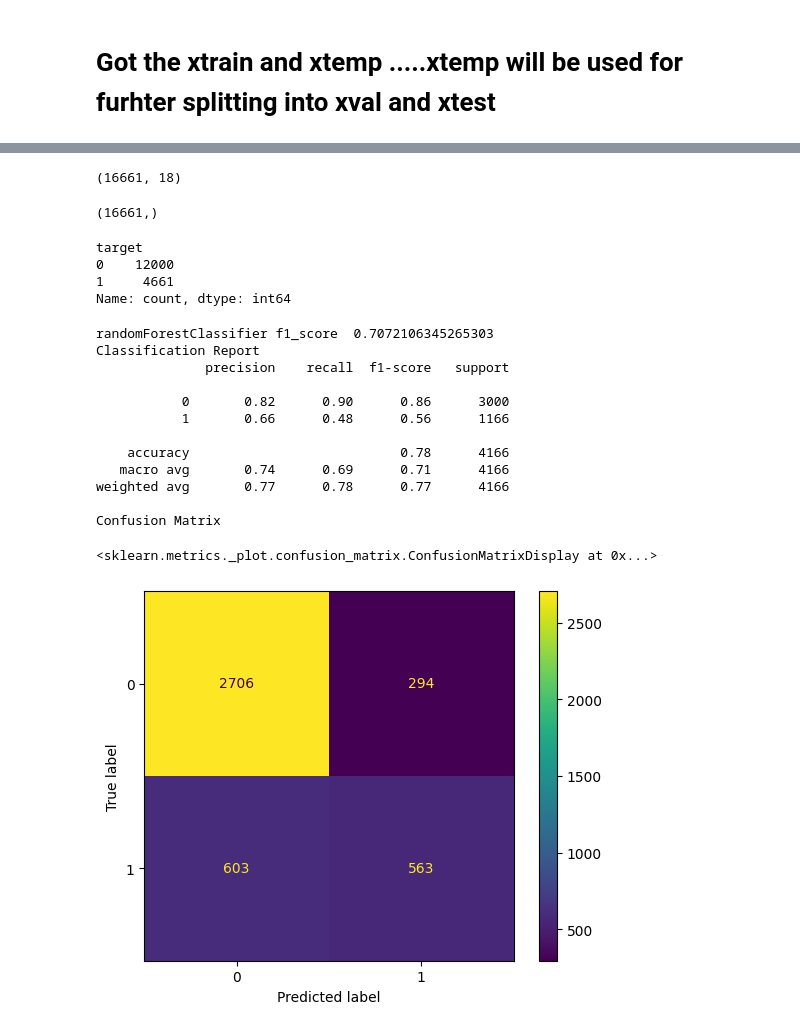
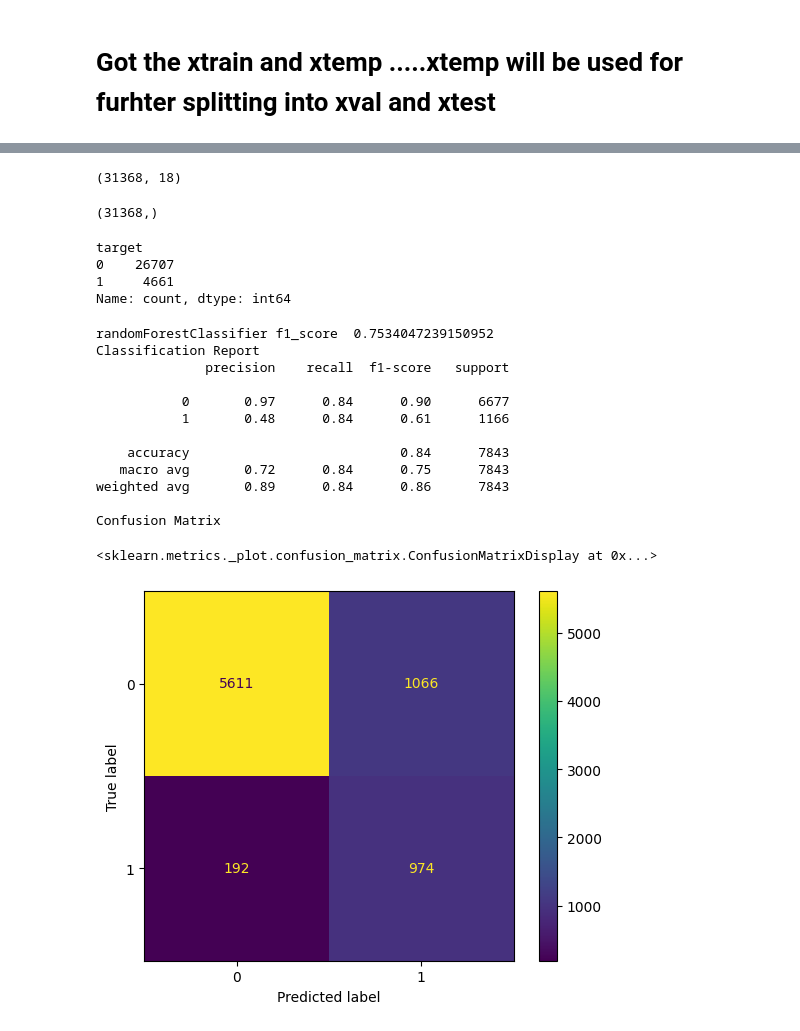
Before and after one commit to linisha04/Predict-the-Success-of-Bank-telemarketing, a Jupyter notebook: liniiiii.ipynb, the cells around one changed output, grey strips where cells are left out. Saved outputs shown, nothing was run; the diff lists cells and outputs as text; code cells hidden in the pictures.

```diff
--- a/liniiiii.ipynb
+++ b/liniiiii.ipynb
@@ -848,11 +848,14 @@ from sklearn.compose import ColumnTransformer
 from sklearn.preprocessing import StandardScaler , OneHotEncoder  , LabelEncoder, RobustScaler , OrdinalEncoder
 # 'age','pdays','balance','duration'
 
+
 col_transformer=ColumnTransformer(transformers=[
 
-    ('numerical_cols' , RobustScaler(),['previous','campaign','age','pdays','balance']),
-    ('categorical_cols' , OneHotEncoder(handle_unknown='ignore',sparse_output=False),['job','marital','poutcome','day','month','education' , 'Age_Category']),
-    # ('label_cols', OrdinalEncoder(),['education' , 'Age_Category'])
+    ('numerical_cols' , RobustScaler(),['age','balance','campaign','previous', 'duration']),
+    ('categorical_cols' , OneHotEncoder(handle_unknown='ignore',sparse_output=False),['job','marital','poutcome','education','Age_Category' ,'day','month','Age_Category','education']),
+#     ('label_cols', OrdinalEncoder(),['education' , 'Age_Category'])
+
+
 ])
 # %%
 train
@@ -895,22 +898,25 @@ corr.style.background_gradient(cmap='coolwarm')
 # Converted the (0,1) ===> (no,yes)
 # chose the features
 # %%
-train_yes=train[train['target']=='no'].sample(15000 , random_state=42)
-train_no=train[train['target']=='yes']
+# train_yes=train[train['target']=='no'].sample(15000 , random_state=42)
+# train_no=train[train['target']=='yes']
 
-train= pd.concat([train_yes, train_no])
+# train= pd.concat([train_yes, train_no])
 # %%
 train['target'] = train['target'].map({'yes': 1, 'no': 0})
 y=train['target']
 
 
 # 'age','pdays','balance',duration,duration
-train=train[['age','pdays','balance','previous','campaign' ,'job','marital','poutcome' ,'education','previously_contacted','Age_Category' ,'default','loan','housing','contact','day','month','isSunday' ]]
 
 
 
+train=train[['age','balance','campaign','previous','duration' ,'job','marital','poutcome' ,'education','previously_contacted' ,'default','housing','loan','contact' ,'Age_Category','day','month','isSunday']]
 
-test=test[['age','pdays','balance','previous','campaign' ,'job','marital','poutcome' ,'education','previously_contacted','Age_Category' ,'default','loan','housing','contact','day' ,'month','isSunday']]
+
+
+# duration
+test=test[['age','balance','campaign','previous','duration' ,'job','marital','poutcome' ,'education','previously_contacted' ,'default','housing','loan','contact' ,'Age_Category','day','month','isSunday']]
 # %%
 print(y.value_counts())
 # %% [output]
@@ -965,58 +971,57 @@ from sklearn.decomposition import PCA
 # %%
 xtrain.shape
 # %% [output]
-(16661, 18)
+(31368, 18)
 # %%
 ytrain.shape
 # %% [output]
-(16661,)
+(31368,)
 # %%
 from sklearn.metrics import classification_report , confusion_matrix , ConfusionMatrixDisplay
 # %%
 ytrain.value_counts()
 # %% [output]
 target
-0    12000
+0    26707
 1     4661
 Name: count, dtype: int64
 # %%
 from sklearn.ensemble import RandomForestClassifier
 from imblearn.pipeline import Pipeline
 
-rf=RandomForestClassifier(random_state=1 ,class_weight='balanced', n_jobs=-1)
-randomForestClassifier=Pipeline([('col_transformer',col_transformer),('pca',PCA())
-                                 ,('randomForest',rf)])
+rf=RandomForestClassifier(random_state=1 , n_estimators=100, max_depth=10 , min_samples_split=3 , min_samples_leaf=3 , class_weight='balanced')
+randomForestClassifier=Pipeline([('col_transformer',col_transformer),('randomForest',rf)])
 
 randomForestClassifier.fit(xtrain, ytrain)
 
 ypredicted_rf=randomForestClassifier.predict(xtest)
 
 
 
 print(   'randomForestClassifier f1_score '  ,     f1_score(ytest, ypredicted_rf  , average='macro')    )
 
 print('Classification Report')
 
 print(classification_report(ytest ,ypredicted_rf))
 
 print('Confusion Matrix')
 
 ConfusionMatrixDisplay.from_estimator(randomForestClassifier,xtest,ytest)
 # %% [output]
-randomForestClassifier f1_score  0.7072106345265303
+randomForestClassifier f1_score  0.7534047239150952
 Classification Report
               precision    recall  f1-score   support
 
-           0       0.82      0.90      0.86      3000
-           1       0.66      0.48      0.56      1166
+           0       0.97      0.84      0.90      6677
+           1       0.48      0.84      0.61      1166
 
-    accuracy                           0.78      4166
-   macro avg       0.74      0.69      0.71      4166
-weighted avg       0.77      0.78      0.77      4166
+    accuracy                           0.84      7843
+   macro avg       0.72      0.84      0.75      7843
+weighted avg       0.89      0.84      0.86      7843
 
 Confusion Matrix
 <sklearn.metrics._plot.confusion_matrix.ConfusionMatrixDisplay at 0x...>
-[figure, old version]
+[figure, new version]
 # %%
 from sklearn.model_selection import GridSearchCV
 
```
Also changed, not shown: parts of 10 cells of this notebook.
